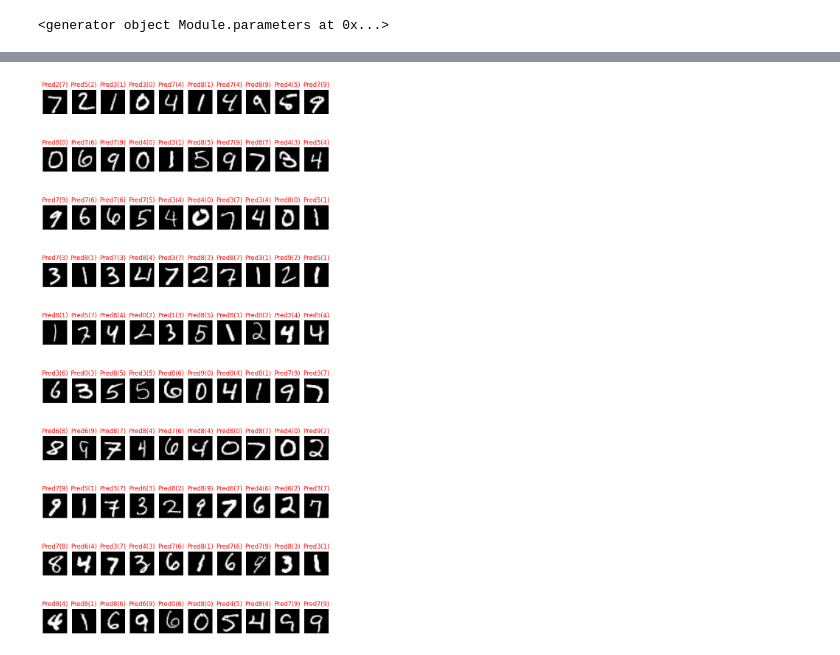
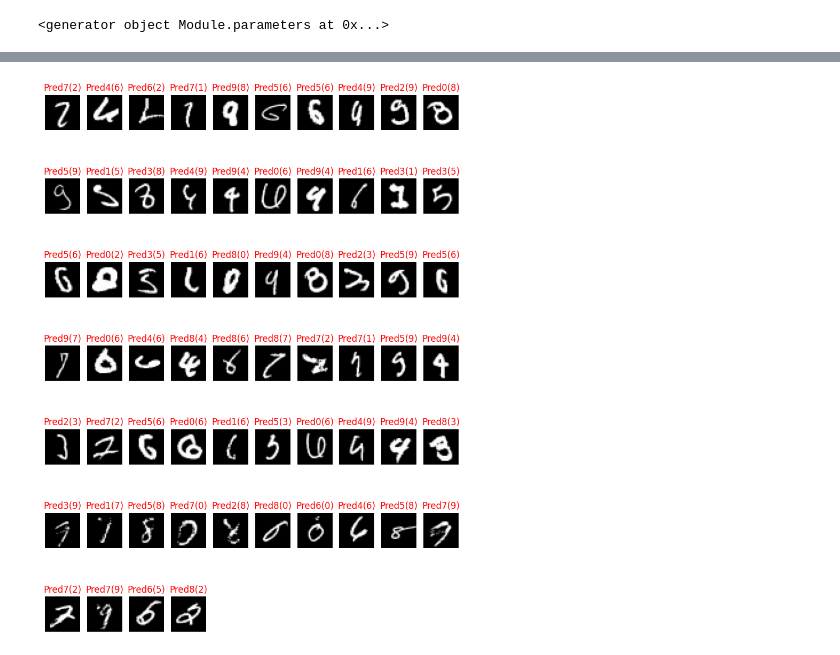
Before and after one commit to SongBeom00/pytorch-learning, a Jupyter notebook: 12_CNN_MNIST_GPU_DROPOUT.ipynb, the cells around one changed output, grey strips where cells are left out. Saved outputs shown, nothing was run; the diff lists cells and outputs as text; code cells hidden in the pictures.

```diff
--- a/12_CNN_MNIST_GPU_DROPOUT.ipynb
+++ b/12_CNN_MNIST_GPU_DROPOUT.ipynb
@@ -35,9 +35,9 @@ print(len(train_dataset), len(validation_dataset))
 
 minibatch_size = 128
 
-train_batches = DataLoader(train_dataset, minibatch_size)
-validation_batches = DataLoader(validation_dataset, minibatch_size)
-test_batches = DataLoader(test_dataest, minibatch_size)
+train_batches = DataLoader(train_dataset, minibatch_size, shuffle=True)
+validation_batches = DataLoader(validation_dataset, minibatch_size, shuffle=True)
+test_batches = DataLoader(test_dataest, minibatch_size, shuffle=False)
 
 print(len(train_batches), len(validation_batches), len(test_batches))
 # %% [output]
@@ -238,14 +241,14 @@ Accuracy: 726/10000 (7.26%)
 # %%
 import matplotlib.pyplot as plt
 
 %matplotlib inline
 
 plt.figure(figsize=(10, 20))
 
-for index in range(100):
+for index in range(64):
     plt.subplot(10, 10, index + 1)
     plt.axis('off')
     plt.imshow(wrong_samples[index].numpy().reshape(28, 28), cmap='gray')
     plt.title("Pred" + str(wrong_preds[index].item()) + "(" + str(actual_preds[index].item()) + ")", color='red')
 # %% [output]
-[figure, old version]
+[figure, new version]
```
Also changed, not shown: parts of 2 cells of this notebook, 3 other files.
